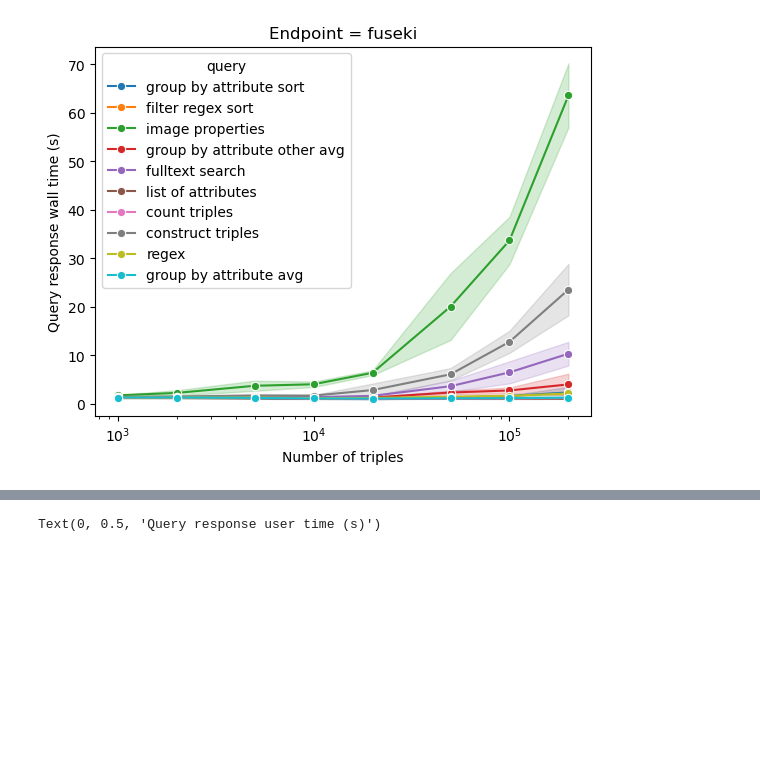
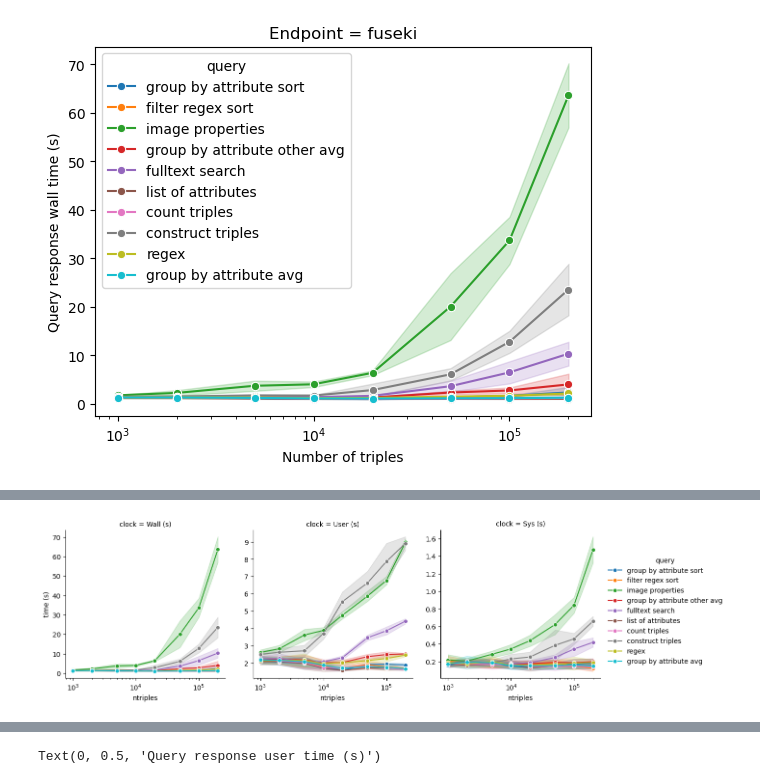
Before and after one commit to NFDI4BIOIMAGE/omero-kg-benchmark, a Jupyter notebook: queries/20241211T102000_analyze_timings_graphsize.ipynb, the cells around one changed output, grey strips where cells are left out. Saved outputs shown, nothing was run; the diff lists cells and outputs as text; code cells hidden in the pictures; blank space fills up the shorter version.

```diff
--- a/queries/20241211T102000_analyze_timings_graphsize.ipynb
+++ b/queries/20241211T102000_analyze_timings_graphsize.ipynb
@@ -84,0 +124,16 @@ mpl.pyplot.savefig("saved_runs/20241211T102000/fuseki_qrt_vs_ntriples_log.png")
+# %%
+facetgrid = seaborn.FacetGrid(data=data, col='clock', hue='query', sharey=False, height=4 )
+facetgrid.map_dataframe( seaborn.lineplot,
+              data=data,
+                    x='ntriples',
+                    y='time (s)',
+                    marker='o',
+                    estimator='mean',
+                    errorbar='sd',
+                    )
+facetgrid.add_legend()
+facetgrid.set(xscale='log')
+
+facetgrid.savefig("saved_runs/20241211T102000/fuseki_clock_vs_ntriples_log.png")
+# %% [output]
+[figure, added]
```
Also changed, not shown: parts of 8 cells of this notebook, 3 other files.
